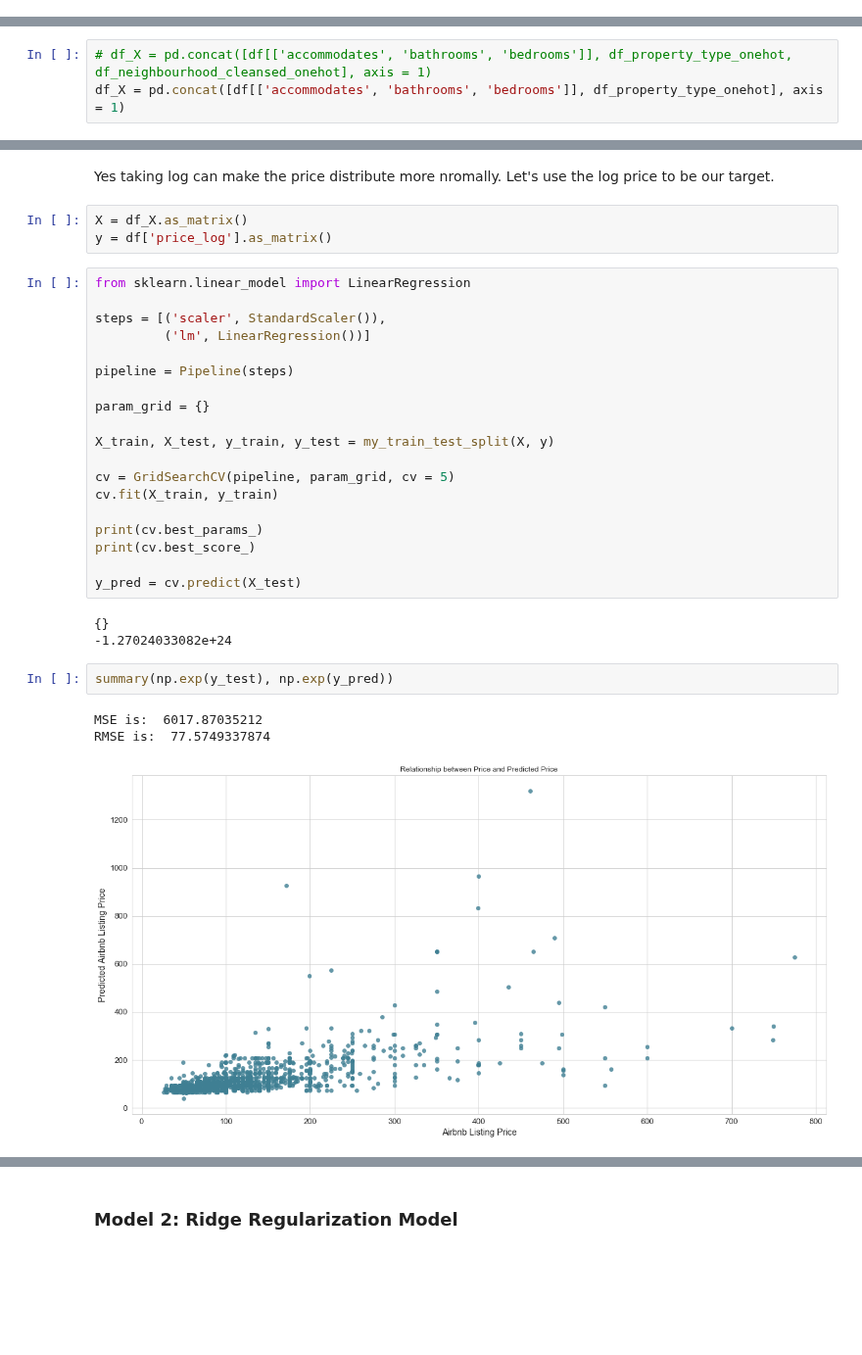
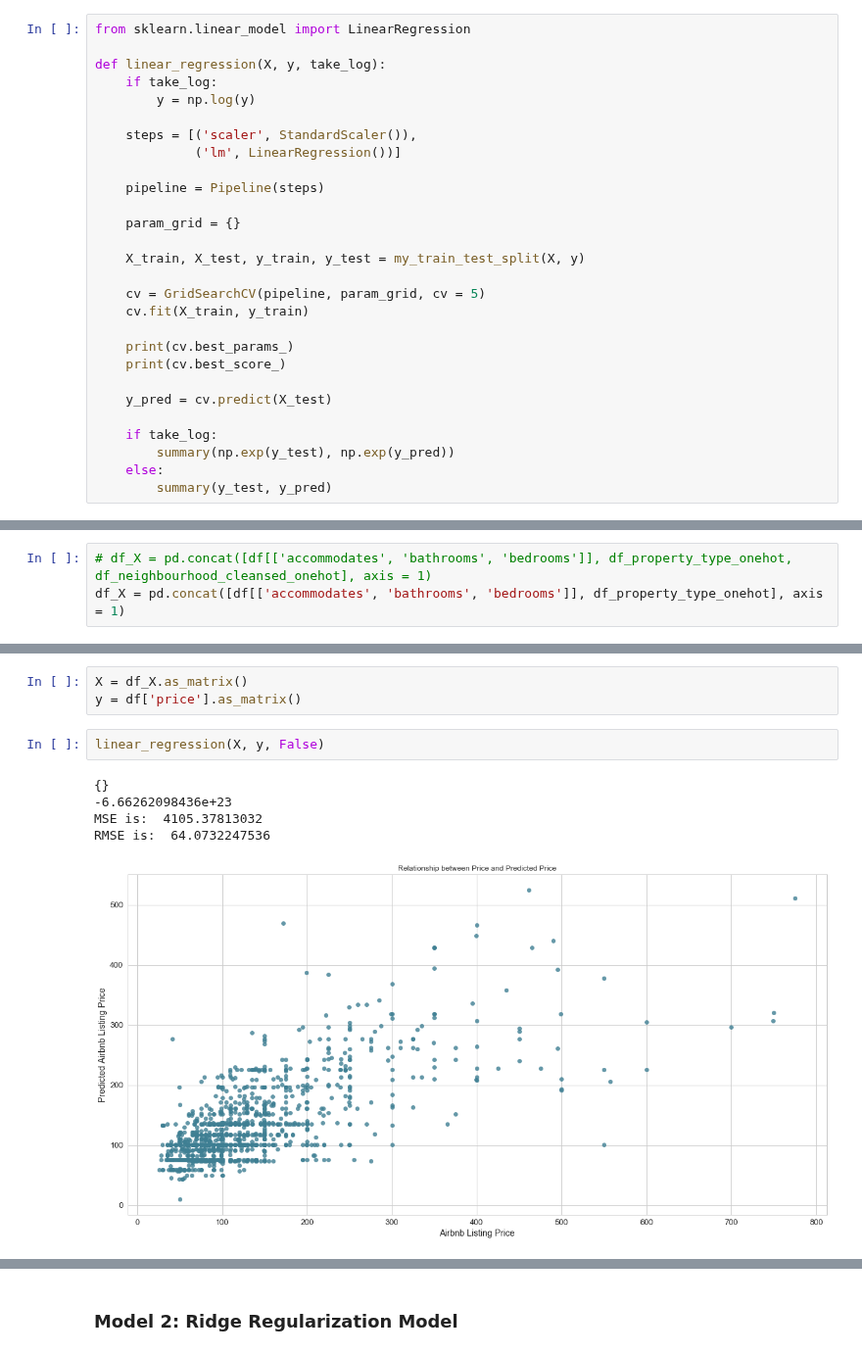
Before and after one commit to nicolechao/springboard-data-science, a Jupyter notebook: Capstone 1/Modeling/modeling.ipynb, the cells around one changed output, grey strips where cells are left out. Shown at 98% size. Drawn from its saved outputs; the diff is of its cells as text; blank space fills up the shorter version.

Commit message:
Add more comparison for taking log on y or not.

```diff
--- a/Capstone 1/Modeling/modeling.ipynb
+++ b/Capstone 1/Modeling/modeling.ipynb
@@ -128,0 +177,28 @@ from sklearn.pipeline import Pipeline
+# %%
+from sklearn.linear_model import LinearRegression
+
+def linear_regression(X, y, take_log):
+    if take_log:
+        y = np.log(y)
+
+    steps = [('scaler', StandardScaler()),
+             ('lm', LinearRegression())]
+
+    pipeline = Pipeline(steps)
+
+    param_grid = {}
+
+    X_train, X_test, y_train, y_test = my_train_test_split(X, y)
+
+    cv = GridSearchCV(pipeline, param_grid, cv = 5)
+    cv.fit(X_train, y_train)
+
+    print(cv.best_params_)
+    print(cv.best_score_)
+
+    y_pred = cv.predict(X_test)
+
+    if take_log:
+        summary(np.exp(y_test), np.exp(y_pred))
+    else:
+        summary(y_test, y_pred)
@@ -182,33 +289,11 @@ Skew is: 0.372413830121
-# %% [markdown]
-Yes taking log can make the price distribute more nromally. Let's use the log price to be our target.
 # %%
 X = df_X.as_matrix()
-y = df['price_log'].as_matrix()
+y = df['price'].as_matrix()
-# %%
-from sklearn.linear_model import LinearRegression
-
-steps = [('scaler', StandardScaler()),
-         ('lm', LinearRegression())]
-
-pipeline = Pipeline(steps)
-
-param_grid = {}
-
-X_train, X_test, y_train, y_test = my_train_test_split(X, y)
-
-cv = GridSearchCV(pipeline, param_grid, cv = 5)
-cv.fit(X_train, y_train)
-
-print(cv.best_params_)
-print(cv.best_score_)
-
-y_pred = cv.predict(X_test)
-# %% [output]
-{}
--1.27024033082e+24
-# %%
-summary(np.exp(y_test), np.exp(y_pred))
-# %% [output]
-MSE is:  6017.87035212
-RMSE is:  77.5749337874
-[figure, removed]
+# %%
+linear_regression(X, y, False)
+# %% [output]
+{}
+-6.66262098436e+23
+MSE is:  4105.37813032
+RMSE is:  64.0732247536
+[figure, added]
```
Also changed, not shown: parts of 28 cells of this notebook.
